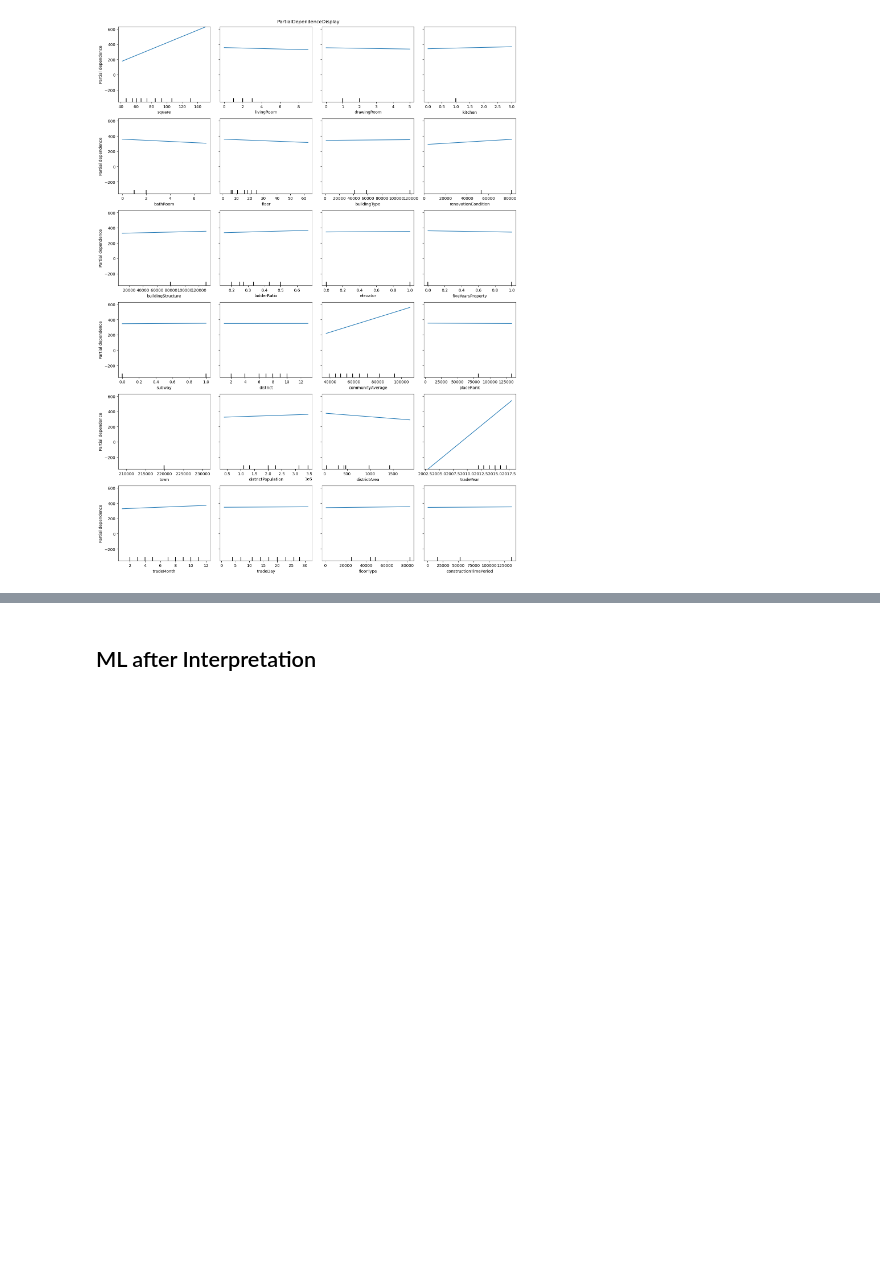
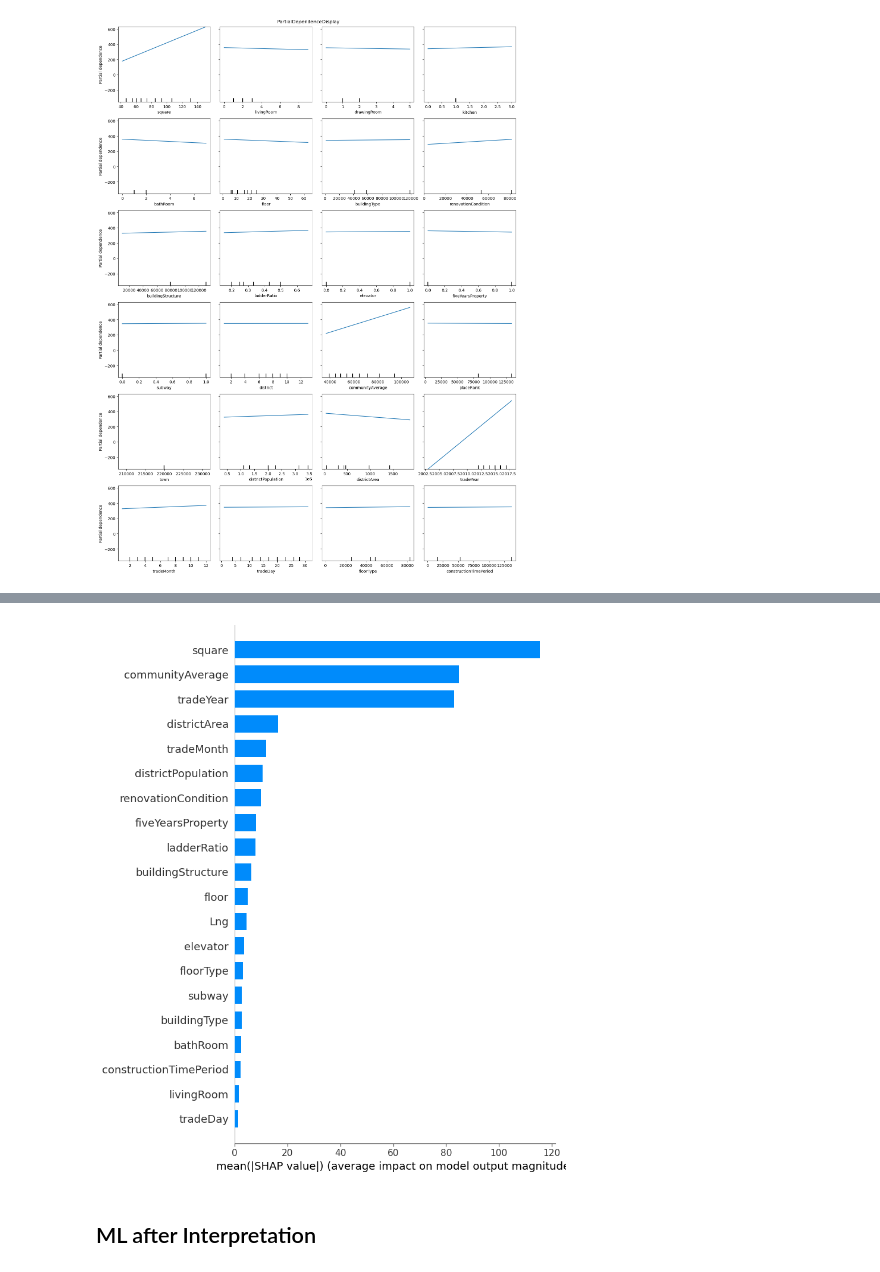
Before and after one commit to fhgr-cds-archive-class-2021/fhgr-3-s-ml-project-group-2, a Jupyter notebook: leandro/regression_modelling_and_interpretation.ipynb, the cells around one changed output, grey strips where cells are left out. Cells and saved outputs as stored; diff of their text form; code cells hidden in the pictures; blank space fills up the shorter version.

```diff
--- a/leandro/regression_modelling_and_interpretation.ipynb
+++ b/leandro/regression_modelling_and_interpretation.ipynb
@@ -188,3 +200,7 @@ fig.show()
+# %%
+shap.summary_plot(shap_values, X_train, plot_type="bar")
+# %% [output]
+[figure, added]
 # %% [markdown]
 ## ML after Interpretation
 # %% [markdown]
```
Also changed, not shown: parts of 7 cells of this notebook.
